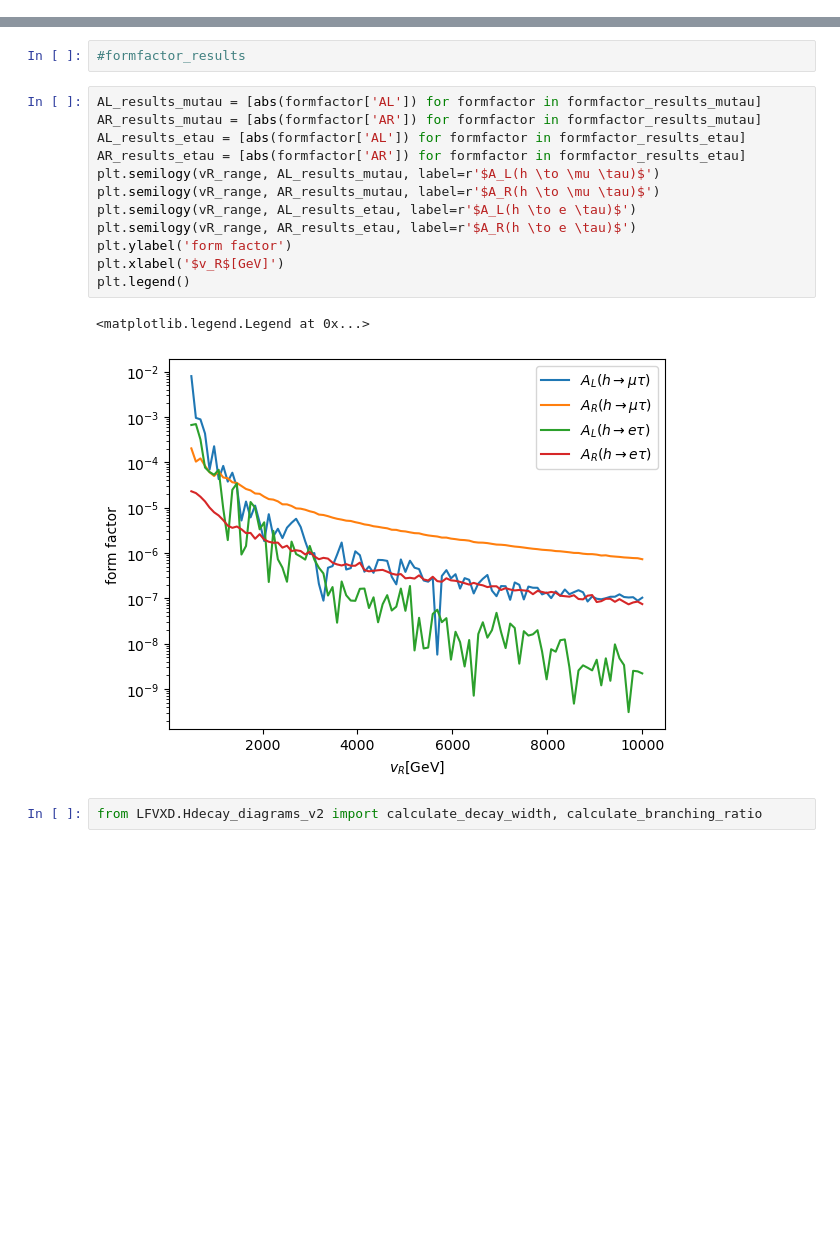
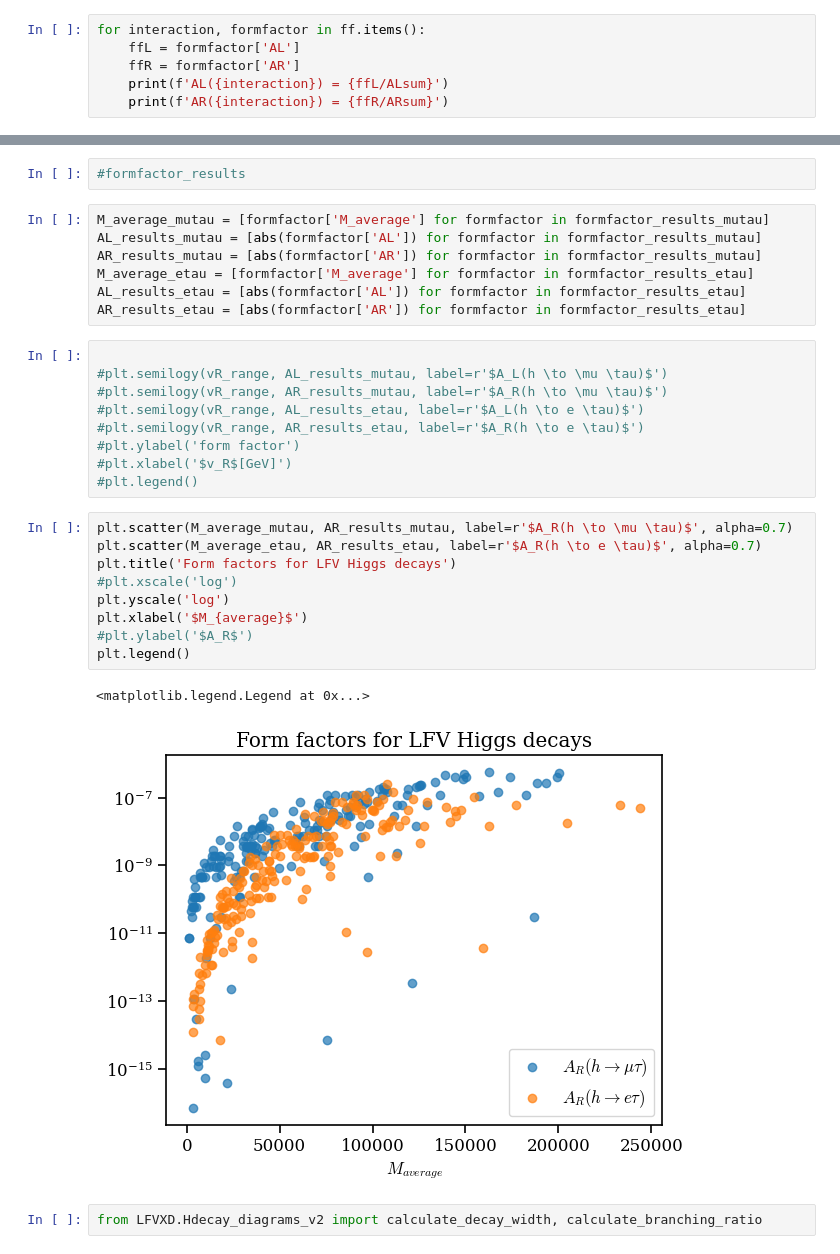
Before and after one commit to moiseszeleny/LRSM-with-Spheno, a Jupyter notebook: sympy_calculations/LFV decays DLRSM/plot_lfvhd.ipynb, the cells around one changed output, grey strips where cells are left out. Cells and saved outputs as stored; diff of their text form; blank space fills up the shorter version.

```diff
--- a/sympy_calculations/LFV decays DLRSM/plot_lfvhd.ipynb
+++ b/sympy_calculations/LFV decays DLRSM/plot_lfvhd.ipynb
@@ -129,0 +178,6 @@ AR = (0.0 + 0.0j)
+# %%
+for interaction, formfactor in ff.items():
+    ffL = formfactor['AL']
+    ffR = formfactor['AR']
+    print(f'AL({interaction}) = {ffL/ALsum}')
+    print(f'AR({interaction}) = {ffR/ARsum}')
@@ -166,19 +294,32 @@ for vR_val in vR_range:
 # %%
 #formfactor_results
+# %%
+M_average_mutau = [formfactor['M_average'] for formfactor in formfactor_results_mutau]
+AL_results_mutau = [abs(formfactor['AL']) for formfactor in formfactor_results_mutau]
+AR_results_mutau = [abs(formfactor['AR']) for formfactor in formfactor_results_mutau]
+M_average_etau = [formfactor['M_average'] for formfactor in formfactor_results_etau]
+AL_results_etau = [abs(formfactor['AL']) for formfactor in formfactor_results_etau]
+AR_results_etau = [abs(formfactor['AR']) for formfactor in formfactor_results_etau]
 # %%
-AL_results_mutau = [abs(formfactor['AL']) for formfactor in formfactor_results_mutau]
-AR_results_mutau = [abs(formfactor['AR']) for formfactor in formfactor_results_mutau]
-AL_results_etau = [abs(formfactor['AL']) for formfactor in formfactor_results_etau]
-AR_results_etau = [abs(formfactor['AR']) for formfactor in formfactor_results_etau]
-plt.semilogy(vR_range, AL_results_mutau, label=r'$A_L(h \to \mu \tau)$')
-plt.semilogy(vR_range, AR_results_mutau, label=r'$A_R(h \to \mu \tau)$')
-plt.semilogy(vR_range, AL_results_etau, label=r'$A_L(h \to e \tau)$')
-plt.semilogy(vR_range, AR_results_etau, label=r'$A_R(h \to e \tau)$')
-plt.ylabel('form factor')
-plt.xlabel('$v_R$[GeV]')
-plt.legend()
+
+#plt.semilogy(vR_range, AL_results_mutau, label=r'$A_L(h \to \mu \tau)$')
+#plt.semilogy(vR_range, AR_results_mutau, label=r'$A_R(h \to \mu \tau)$')
+#plt.semilogy(vR_range, AL_results_etau, label=r'$A_L(h \to e \tau)$')
+#plt.semilogy(vR_range, AR_results_etau, label=r'$A_R(h \to e \tau)$')
+#plt.ylabel('form factor')
+#plt.xlabel('$v_R$[GeV]')
+#plt.legend()
-# %% [output]
-<matplotlib.legend.Legend at 0x...>
-[figure, removed]
+# %%
+plt.scatter(M_average_mutau, AR_results_mutau, label=r'$A_R(h \to \mu \tau)$', alpha=0.7)
+plt.scatter(M_average_etau, AR_results_etau, label=r'$A_R(h \to e \tau)$', alpha=0.7)
+plt.title('Form factors for LFV Higgs decays')
+#plt.xscale('log')
+plt.yscale('log')
+plt.xlabel('$M_{average}$')
+#plt.ylabel('$A_R$')
+plt.legend()
+# %% [output]
+<matplotlib.legend.Legend at 0x...>
+[figure, added]
 # %%
 from LFVXD.Hdecay_diagrams_v2 import calculate_decay_width, calculate_branching_ratio
```
Also changed, not shown: parts of 36 cells of this notebook, 40 other files.
